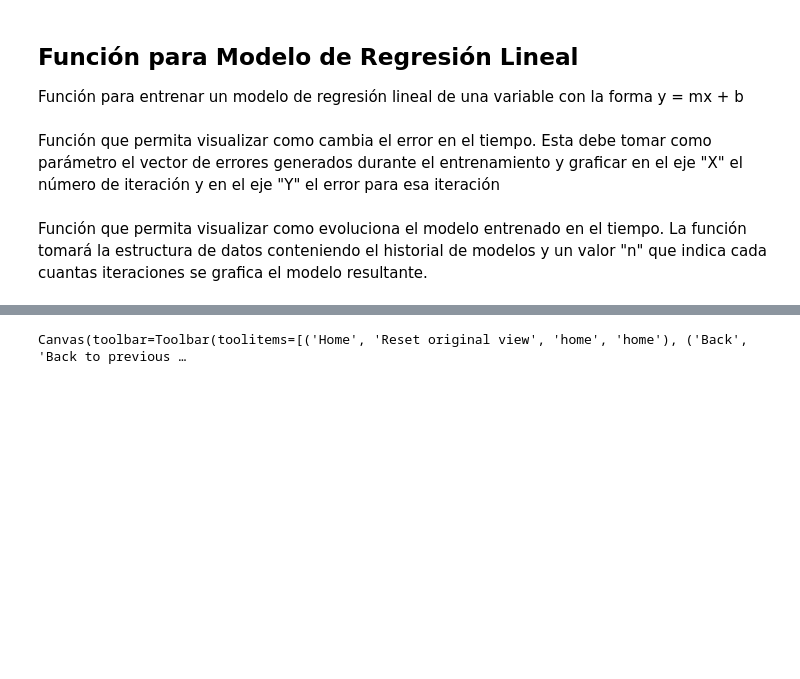
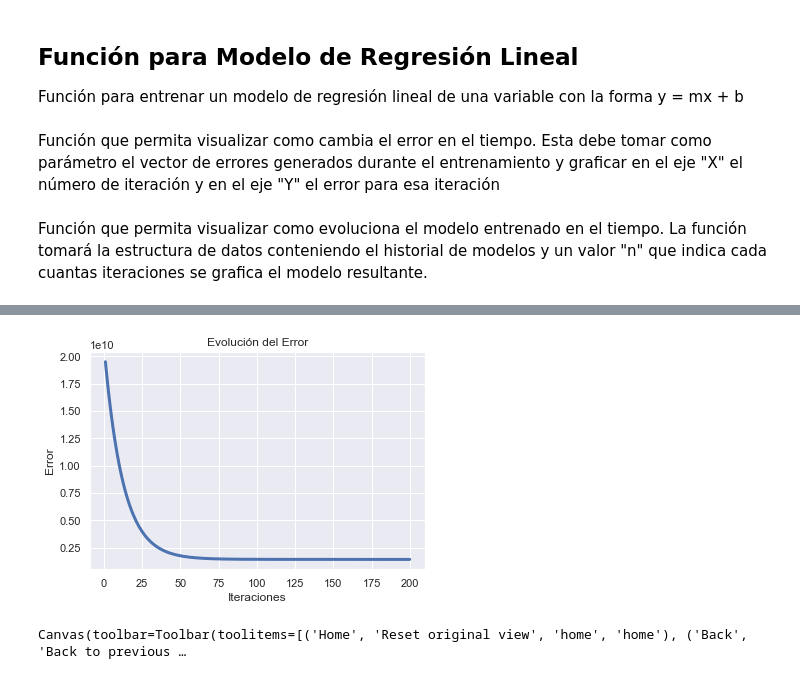
Before and after one commit to eddysanoli-galileo/Data-Science-en-Python, a Jupyter notebook: Proyecto/Proyecto Final.ipynb, the cells around one changed output, grey strips where cells are left out. Cells and saved outputs as stored; diff of their text form; code cells hidden in the pictures; blank space fills up the shorter version.

```diff
--- a/Proyecto/Proyecto Final.ipynb
+++ b/Proyecto/Proyecto Final.ipynb
@@ -127,11 +127,15 @@ De acuerdo con lo observado en las gráficas y los coeficientes de correlación
 
 Función para entrenar un modelo de regresión lineal de una variable con la forma y = mx + b
 # %%
-def train_linreg(X, Y, epochs=1000, imprimir_error_cada=10, lr=0.0001):
+def train_linreg(X, Y, epochs=200, imprimir_error_cada=10, lr=0.001):
 
     # Se redimensionan los arrays para convertirlos en vectores columna
     X = np.reshape(X, (len(X), 1))
     Y = np.reshape(Y, (len(Y), 1))
+
+    # Se cambia el tipo de datos para evitar errores de overflow
+    X = X.astype('float32')
+    Y = Y.astype('float32')
 
     # Se le agrega una columna de unos
     X = np.append(X, np.ones(X.shape), axis=1)
@@ -157,7 +161,7 @@ def train_linreg(X, Y, epochs=1000, imprimir_error_cada=10, lr=0.0001):
         yhat = np.dot(X, params)
 
         # Cálculo del error entre "y" y "yhat"
-        error = np.mean((Y - yhat)**2) / 2
+        error = np.nanmean((Y - yhat)**2) / 2
 
         # Se guarda el error actual en el historial
         error_historial[i] = error
@@ -165,7 +169,7 @@ def train_linreg(X, Y, epochs=1000, imprimir_error_cada=10, lr=0.0001):
         # Cálculo del gradiente del error con respecto a cada parámetro
         #   Elemento 0: Gradiente de m
         #   Elemento 1: Gradiente de b
-        grad = np.mean((yhat - Y) * X, axis=0)
+        grad = np.nanmean((yhat - Y) * X, axis=0)
         grad = np.reshape(grad, (len(grad), 1))
 
         # Actualización de los parámetros del modelo
@@ -191,5 +195,16 @@ def visualizar_error(error):
     plt.title("Evolución del Error")
 
     return None
+
+# =======================================
+# Uso de la función
+# =======================================
+
+X = Data[:,5]
+Y = Data[:,0]
+
+modelo, error = train_linreg(X,Y)
+visualizar_error(error)
+plt.show()
 # %% [markdown]
 Función que permita visualizar como evoluciona el modelo entrenado en el tiempo. La función tomará la estructura de datos conteniendo el historial de modelos y un valor "n" que indica cada cuantas iteraciones se grafica el modelo resultante.
@@ -251,11 +278,21 @@ Canvas(toolbar=Toolbar(toolitems=[('Home', 'Reset original view', 'home', 'home'
 # %%
+# Siempre colocar esta línea al inicio para que ambas gráficas se generen
+%matplotlib inline
 
+# Extracción de los datos
 X = Data[:,1]
 Y = Data[:,0]
 
+# Generación de modelo
 modelo, error = train_linreg(X,Y)
-#visualizar_error(error)
-visualizar_modelo(X, Y, modelo, 1)
+
+# Visualización de error
+plt.clf()
+visualizar_error(error)
 plt.show()
+
+# Visualización de modelo
+animacion = visualizar_modelo(X, Y, modelo)
 # %% [output]
+[figure, added]
 Canvas(toolbar=Toolbar(toolitems=[('Home', 'Reset original view', 'home', 'home'), ('Back', 'Back to previous …
```
Also changed, not shown: parts of 12 cells of this notebook.
